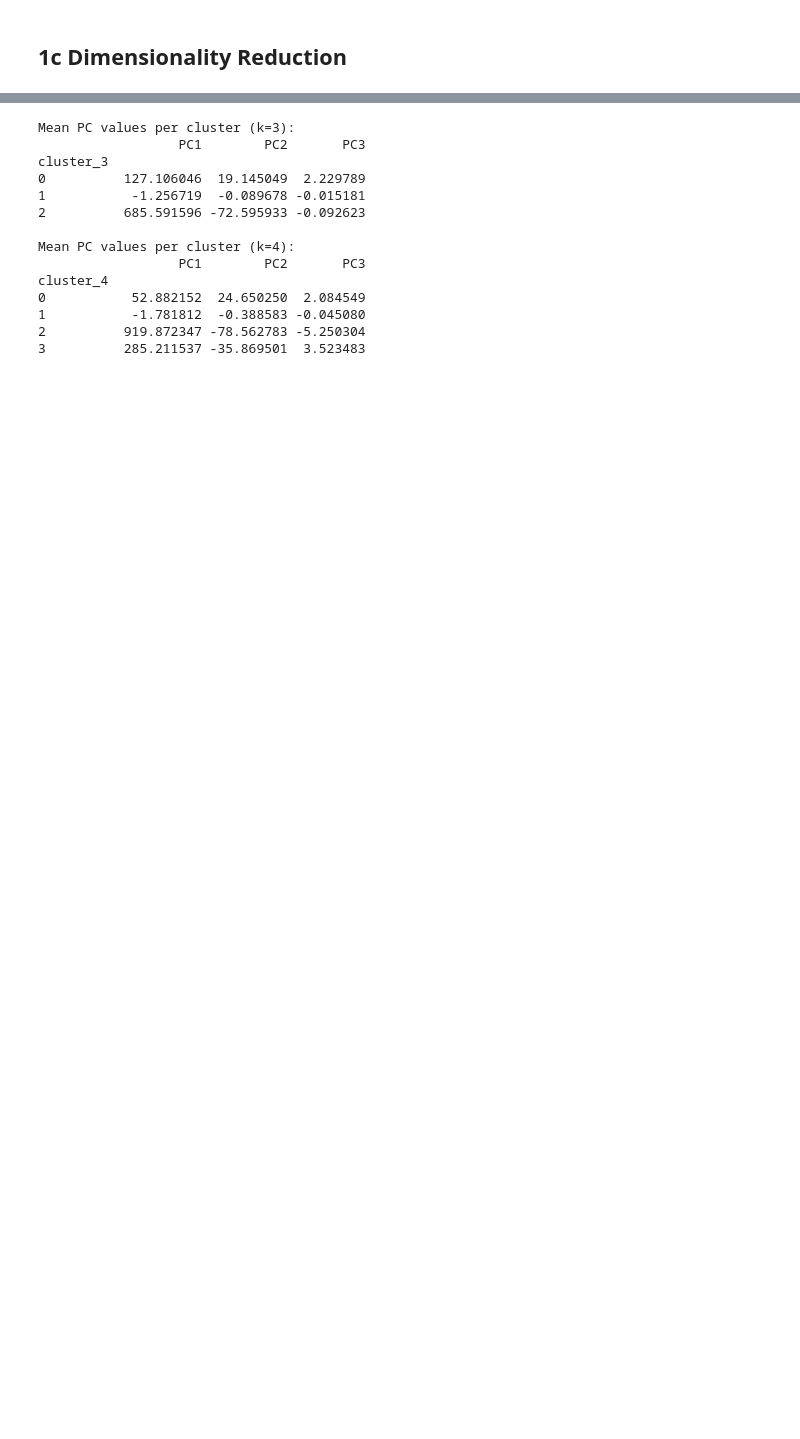
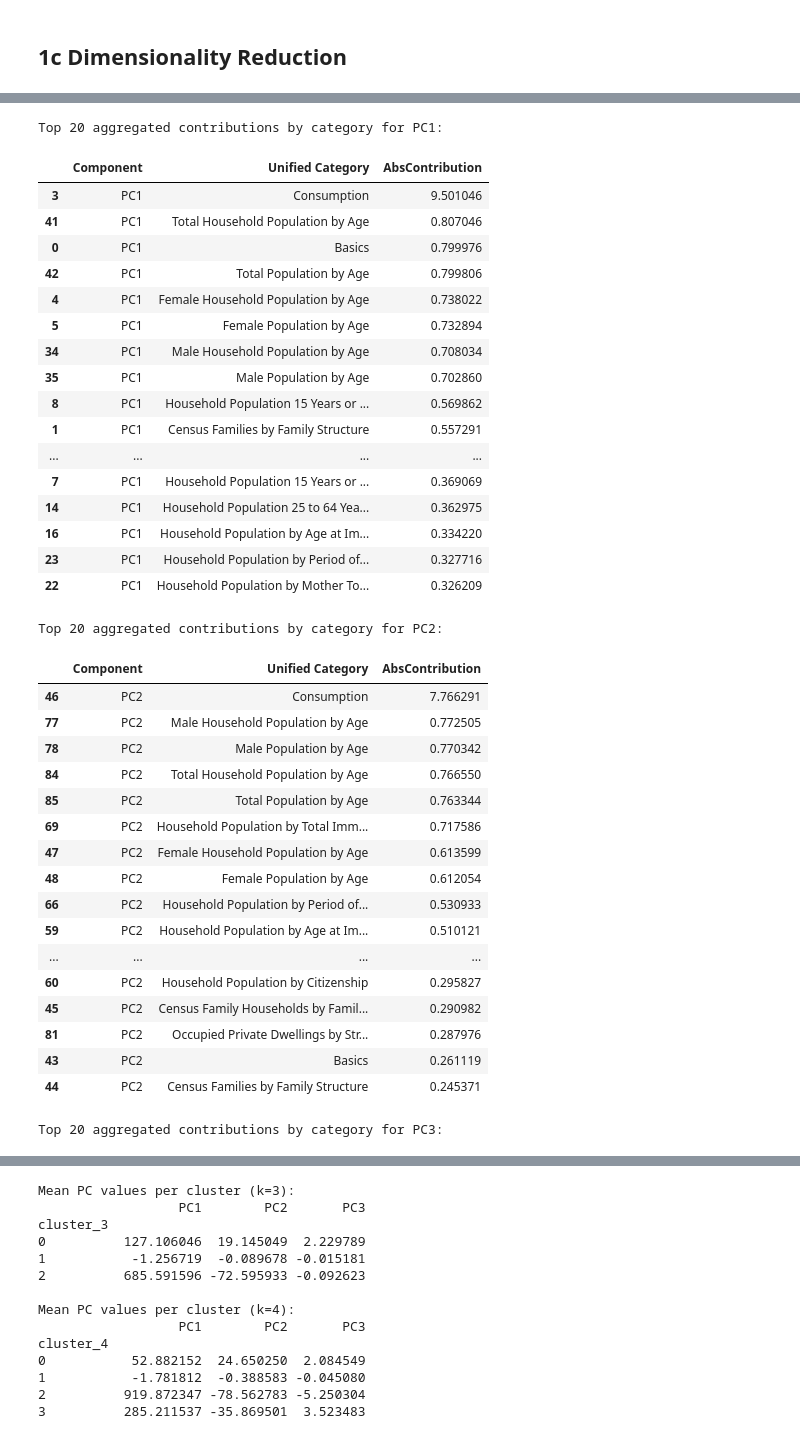
Before and after one commit to namrapatel/ca-households, a Jupyter notebook: namra.ipynb, the cells around one changed output, grey strips where cells are left out. Drawn from its saved outputs; the diff is of its cells as text; code cells hidden in the pictures; blank space fills up the shorter version.

```diff
--- a/namra.ipynb
+++ b/namra.ipynb
@@ -327,0 +436,66 @@ plot_clusters(pca_data, labels_4, k=4)
+# %%
+# Create a unified category column with fallback logic
+pca_loadings["Unified Category"] = pca_loadings["DS Category"].fillna(pca_loadings["HS Type"])
+
+# Melt the data to long format for easier groupby
+melted = pca_loadings.melt(
+    id_vars=["Unified Category"],
+    value_vars=["abs_PC1", "abs_PC2", "abs_PC3"],
+    var_name="Component",
+    value_name="AbsContribution"
+)
+
+# Clean component names (e.g., "abs_PC1" → "PC1")
+melted["Component"] = melted["Component"].str.replace("abs_", "")
+
+# Group and sum contributions
+grouped = (
+    melted.groupby(["Component", "Unified Category"])["AbsContribution"]
+    .sum()
+    .reset_index()
+    .sort_values(["Component", "AbsContribution"], ascending=[True, False])
+)
+
+# Display top 20 contributors for each component
+for pc in ["PC1", "PC2", "PC3"]:
+    print(f"\nTop 20 aggregated contributions by category for {pc}:")
+    top20 = grouped[grouped["Component"] == pc].head(20)
+    display(top20)
+# %% [output]
+Top 20 aggregated contributions by category for PC1:
+|  | Component | Unified Category | AbsContribution |
+| 3 | PC1 | Consumption | 9.501046 |
+| 41 | PC1 | Total Household Population by Age | 0.807046 |
+| 0 | PC1 | Basics | 0.799976 |
+| 42 | PC1 | Total Population by Age | 0.799806 |
+| 4 | PC1 | Female Household Population by Age | 0.738022 |
+| 5 | PC1 | Female Population by Age | 0.732894 |
+| 34 | PC1 | Male Household Population by Age | 0.708034 |
+| 35 | PC1 | Male Population by Age | 0.702860 |
+| 8 | PC1 | Household Population 15 Years or ... | 0.569862 |
+| 1 | PC1 | Census Families by Family Structure | 0.557291 |
+| ... | ... | ... | ... |
+| 7 | PC1 | Household Population 15 Years or ... | 0.369069 |
+| 14 | PC1 | Household Population 25 to 64 Yea... | 0.362975 |
+| 16 | PC1 | Household Population by Age at Im... | 0.334220 |
+| 23 | PC1 | Household Population by Period of... | 0.327716 |
+| 22 | PC1 | Household Population by Mother To... | 0.326209 |
+Top 20 aggregated contributions by category for PC2:
+|  | Component | Unified Category | AbsContribution |
+| 46 | PC2 | Consumption | 7.766291 |
+| 77 | PC2 | Male Household Population by Age | 0.772505 |
+| 78 | PC2 | Male Population by Age | 0.770342 |
+| 84 | PC2 | Total Household Population by Age | 0.766550 |
+| 85 | PC2 | Total Population by Age | 0.763344 |
+| 69 | PC2 | Household Population by Total Imm... | 0.717586 |
+| 47 | PC2 | Female Household Population by Age | 0.613599 |
+| 48 | PC2 | Female Population by Age | 0.612054 |
+| 66 | PC2 | Household Population by Period of... | 0.530933 |
+| 59 | PC2 | Household Population by Age at Im... | 0.510121 |
+| ... | ... | ... | ... |
+| 60 | PC2 | Household Population by Citizenship | 0.295827 |
+| 45 | PC2 | Census Family Households by Famil... | 0.290982 |
+| 81 | PC2 | Occupied Private Dwellings by Str... | 0.287976 |
+| 43 | PC2 | Basics | 0.261119 |
+| 44 | PC2 | Census Families by Family Structure | 0.245371 |
+Top 20 aggregated contributions by category for PC3:
```
Also changed, not shown: parts of 13 cells of this notebook.
